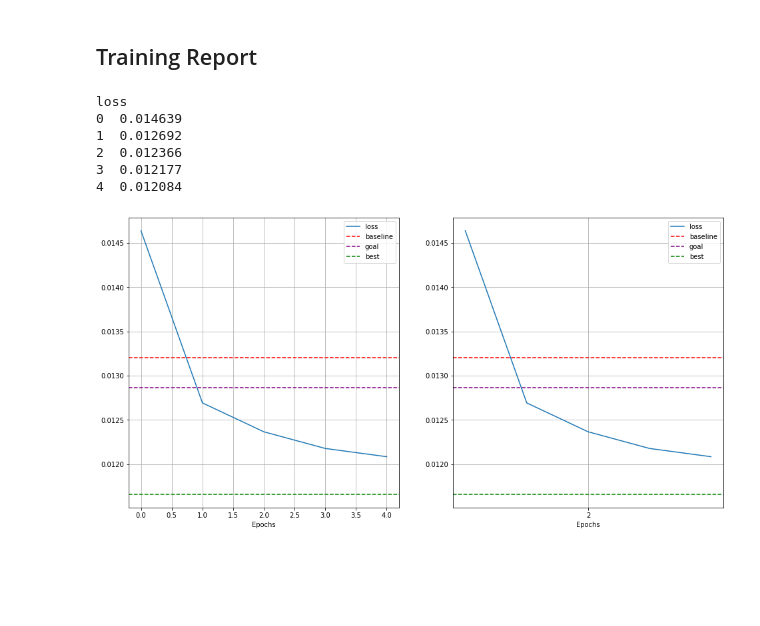
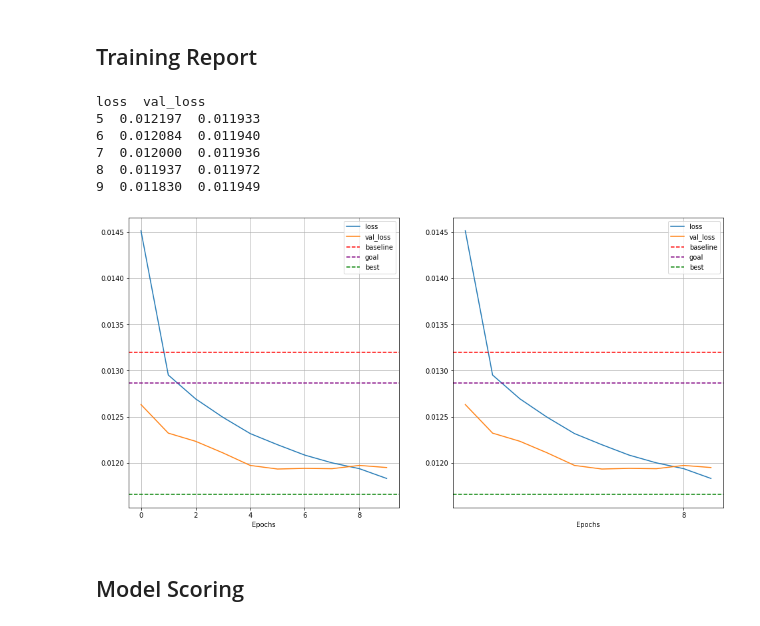
Before and after one commit to CornellDataScience/Insights-Databowl, a Jupyter notebook: notebooks/convolutions.ipynb, the cells around one changed output. Saved outputs shown, nothing was run; the diff lists cells and outputs as text; code cells hidden in the pictures; blank space fills up the shorter version.

```diff
--- a/notebooks/convolutions.ipynb
+++ b/notebooks/convolutions.ipynb
@@ -119,0 +106,4 @@ plt.show()
+# %%
+df = data.loc[:,cols]
+norm_data = (df - df.mean()) / df.std()
+norm_data.head()
@@ -120,14 +118,8 @@ plt.show()
 # %%
-# Split data into play lists
-cols = ['X', 'Y', 'S_x', 'S_y']
-
-off_axis = 1 # the axis along which the offensive player changes
-def_axis = 2 # the axis along which the defensive player changes
-
 # Split offense and defense data
-off_data = data.loc[data.IsOffense & ~data.IsRusher, cols]
-def_data = data.loc[~data.IsOffense, cols]
-rus_data = data.loc[data.IsRusher, cols]
+off_data = norm_data.loc[data.IsOffense & ~data.IsRusher]
+def_data = norm_data.loc[~data.IsOffense]
+rus_data = norm_data.loc[data.IsRusher]
 
 split_plays = lambda df: [df.loc[i,:] for i in tqdm(df.index.unique())]
 
@@ -244,6 +239,8 @@ features = [
 x = np.concatenate(features, axis=3)
 y = np.array(list(target.map(pdf)), dtype=np.float32)
 
+x_train, x_test, y_train, y_test = train_test_split(x,y)
+
 print("X shape:", x.shape)
 print("Y shape:", y.shape)
 # %% [output]
@@ -277,5 +274,9 @@ def compile_model():
     return model
 
 model = compile_model()
-history = model.fit(x,y, epochs=5)
+history = model.fit(x_train, y_train,
+    epochs=10,
+    validation_split=0.2,
+    shuffle=False,
+)
 # %% [output]
@@ -295,32 +302,34 @@ Epoch 5/5
 # %%
 hist = pd.DataFrame(history.history)
 fig, axes = plt.subplots(1,2, figsize=(16,8))
 baseline_mse = 0.013200
 goal_mse = 0.012864
 best_mse = 0.011658
 
 for start,ax in zip([0,-10], axes):
     ax.plot(hist.loss[start:], label='loss')
-    #ax.plot(hist.val_loss[start:], label='val_loss')
+    ax.plot(hist.val_loss[start:], label='val_loss')
 
     ax.axhline(baseline_mse, label='baseline', c='red', ls='--')
     ax.axhline(goal_mse, label='goal', c='purple', ls='--')
     ax.axhline(best_mse, label='best', c='green', ls='--')
 
     ax.legend()
     ax.grid()
 
     ax.set_xlabel("Epochs")
 
 axes[1].set_xticks(np.arange(start % hist.index.max(), hist.index.max(), 2))
 
 print(hist.tail(5))
 fig.show()
 # %% [output]
-loss
-0  0.014639
-1  0.012692
-2  0.012366
-3  0.012177
-4  0.012084
+loss  val_loss
+5  0.012197  0.011933
+6  0.012084  0.011940
+7  0.012000  0.011936
+8  0.011937  0.011972
+9  0.011830  0.011949
-[figure, old version]
+[figure, new version]
+# %% [markdown]
+ ## Model Scoring
```
Also changed, not shown: parts of 15 cells of this notebook, 1 other file.
